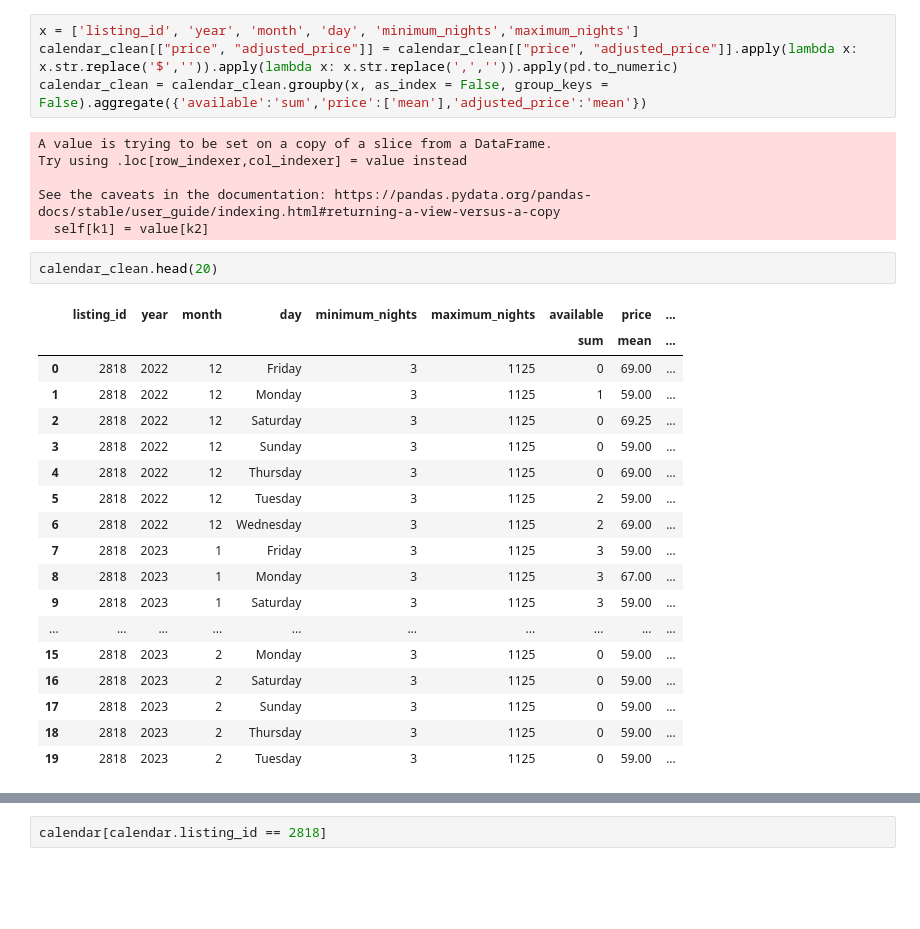
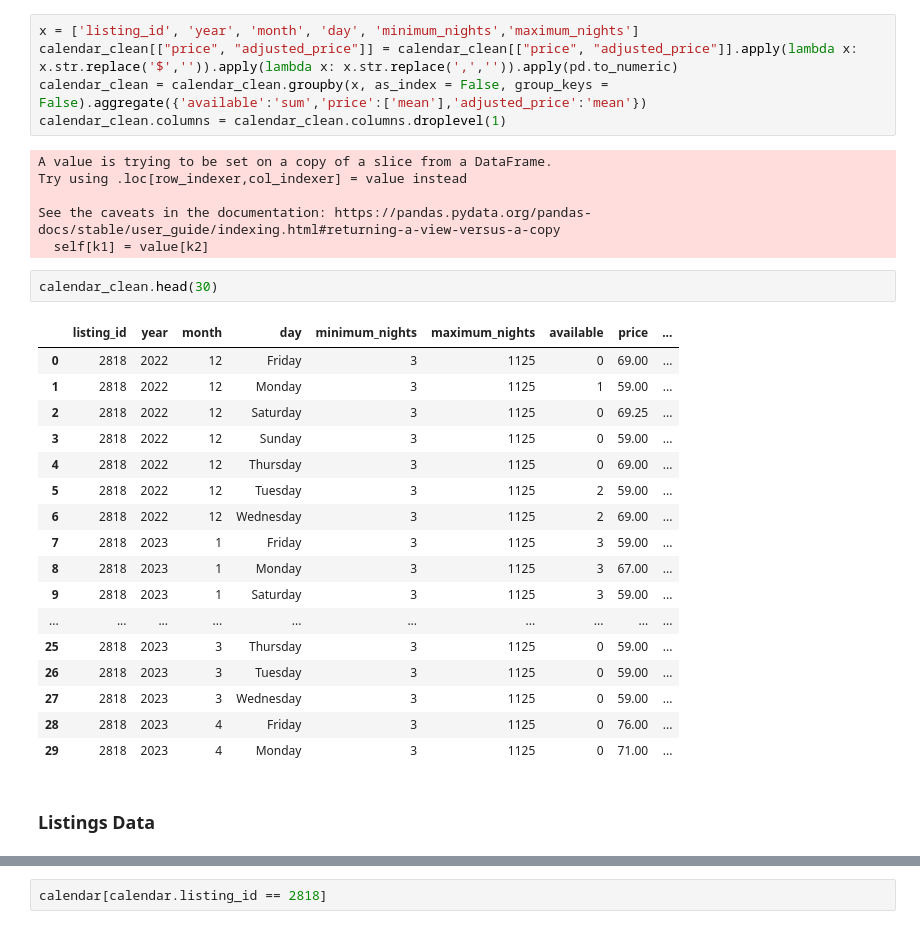
Before and after one commit to ditivaidya/DS-Nanodegree-Project-1-Blog-Post, a Jupyter notebook: Project_I.ipynb, the cells around one changed output, grey strips where cells are left out. Saved outputs shown, nothing was run; the diff lists cells and outputs as text; blank space fills up the shorter version.

```diff
--- a/Project_I.ipynb
+++ b/Project_I.ipynb
@@ -77,30 +77,32 @@ See the caveats in the documentation: https://pandas.pydata.org/pandas-docs/stab
 x = ['listing_id', 'year', 'month', 'day', 'minimum_nights','maximum_nights']
 calendar_clean[["price", "adjusted_price"]] = calendar_clean[["price", "adjusted_price"]].apply(lambda x: x.str.replace('$','')).apply(lambda x: x.str.replace(',','')).apply(pd.to_numeric)
 calendar_clean = calendar_clean.groupby(x, as_index = False, group_keys = False).aggregate({'available':'sum','price':['mean'],'adjusted_price':'mean'})
+calendar_clean.columns = calendar_clean.columns.droplevel(1)
 # %% [output]
 A value is trying to be set on a copy of a slice from a DataFrame.
 Try using .loc[row_indexer,col_indexer] = value instead
 
 See the caveats in the documentation: https://pandas.pydata.org/pandas-docs/stable/user_guide/indexing.html#returning-a-view-versus-a-copy
   self[k1] = value[k2]
-# %%
-calendar_clean.head(20)
-# %% [output]
-|  | listing_id | year | month | day | minimum_nights | maximum_nights | available | price | ... |
-|  |  |  |  |  |  |  | sum | mean | ... |
-| 0 | 2818 | 2022 | 12 | Friday | 3 | 1125 | 0 | 69.00 | ... |
-| 1 | 2818 | 2022 | 12 | Monday | 3 | 1125 | 1 | 59.00 | ... |
-| 2 | 2818 | 2022 | 12 | Saturday | 3 | 1125 | 0 | 69.25 | ... |
-| 3 | 2818 | 2022 | 12 | Sunday | 3 | 1125 | 0 | 59.00 | ... |
-| 4 | 2818 | 2022 | 12 | Thursday | 3 | 1125 | 0 | 69.00 | ... |
-| 5 | 2818 | 2022 | 12 | Tuesday | 3 | 1125 | 2 | 59.00 | ... |
-| 6 | 2818 | 2022 | 12 | Wednesday | 3 | 1125 | 2 | 69.00 | ... |
-| 7 | 2818 | 2023 | 1 | Friday | 3 | 1125 | 3 | 59.00 | ... |
-| 8 | 2818 | 2023 | 1 | Monday | 3 | 1125 | 3 | 67.00 | ... |
-| 9 | 2818 | 2023 | 1 | Saturday | 3 | 1125 | 3 | 59.00 | ... |
-| ... | ... | ... | ... | ... | ... | ... | ... | ... | ... |
-| 15 | 2818 | 2023 | 2 | Monday | 3 | 1125 | 0 | 59.00 | ... |
-| 16 | 2818 | 2023 | 2 | Saturday | 3 | 1125 | 0 | 59.00 | ... |
-| 17 | 2818 | 2023 | 2 | Sunday | 3 | 1125 | 0 | 59.00 | ... |
-| 18 | 2818 | 2023 | 2 | Thursday | 3 | 1125 | 0 | 59.00 | ... |
-| 19 | 2818 | 2023 | 2 | Tuesday | 3 | 1125 | 0 | 59.00 | ... |
+# %%
+calendar_clean.head(30)
+# %% [output]
+|  | listing_id | year | month | day | minimum_nights | maximum_nights | available | price | ... |
+| 0 | 2818 | 2022 | 12 | Friday | 3 | 1125 | 0 | 69.00 | ... |
+| 1 | 2818 | 2022 | 12 | Monday | 3 | 1125 | 1 | 59.00 | ... |
+| 2 | 2818 | 2022 | 12 | Saturday | 3 | 1125 | 0 | 69.25 | ... |
+| 3 | 2818 | 2022 | 12 | Sunday | 3 | 1125 | 0 | 59.00 | ... |
+| 4 | 2818 | 2022 | 12 | Thursday | 3 | 1125 | 0 | 69.00 | ... |
+| 5 | 2818 | 2022 | 12 | Tuesday | 3 | 1125 | 2 | 59.00 | ... |
+| 6 | 2818 | 2022 | 12 | Wednesday | 3 | 1125 | 2 | 69.00 | ... |
+| 7 | 2818 | 2023 | 1 | Friday | 3 | 1125 | 3 | 59.00 | ... |
+| 8 | 2818 | 2023 | 1 | Monday | 3 | 1125 | 3 | 67.00 | ... |
+| 9 | 2818 | 2023 | 1 | Saturday | 3 | 1125 | 3 | 59.00 | ... |
+| ... | ... | ... | ... | ... | ... | ... | ... | ... | ... |
+| 25 | 2818 | 2023 | 3 | Thursday | 3 | 1125 | 0 | 59.00 | ... |
+| 26 | 2818 | 2023 | 3 | Tuesday | 3 | 1125 | 0 | 59.00 | ... |
+| 27 | 2818 | 2023 | 3 | Wednesday | 3 | 1125 | 0 | 59.00 | ... |
+| 28 | 2818 | 2023 | 4 | Friday | 3 | 1125 | 0 | 76.00 | ... |
+| 29 | 2818 | 2023 | 4 | Monday | 3 | 1125 | 0 | 71.00 | ... |
+# %% [markdown]
+### Listings Data
```
Also changed, not shown: parts of 6 cells of this notebook.
